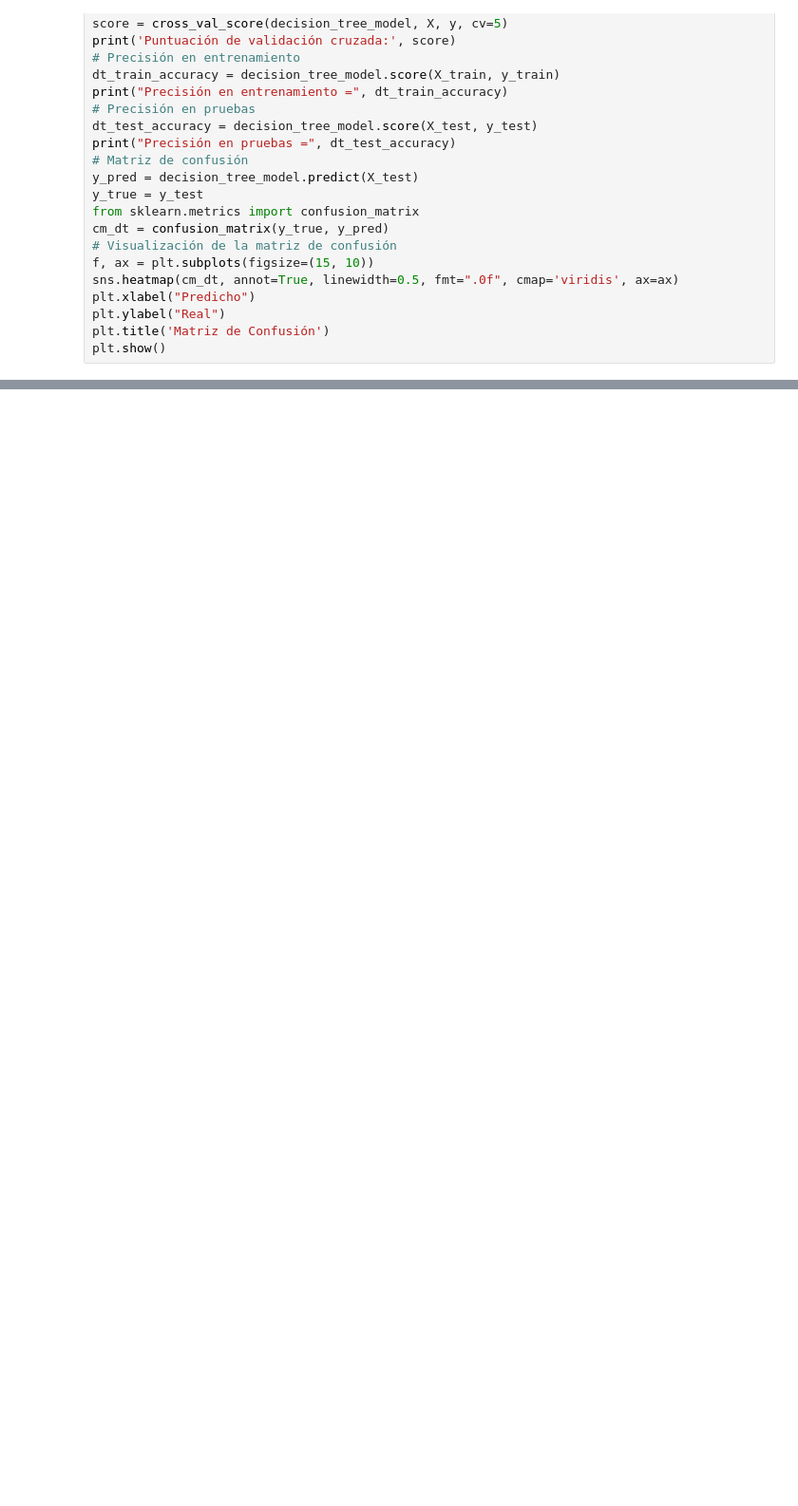
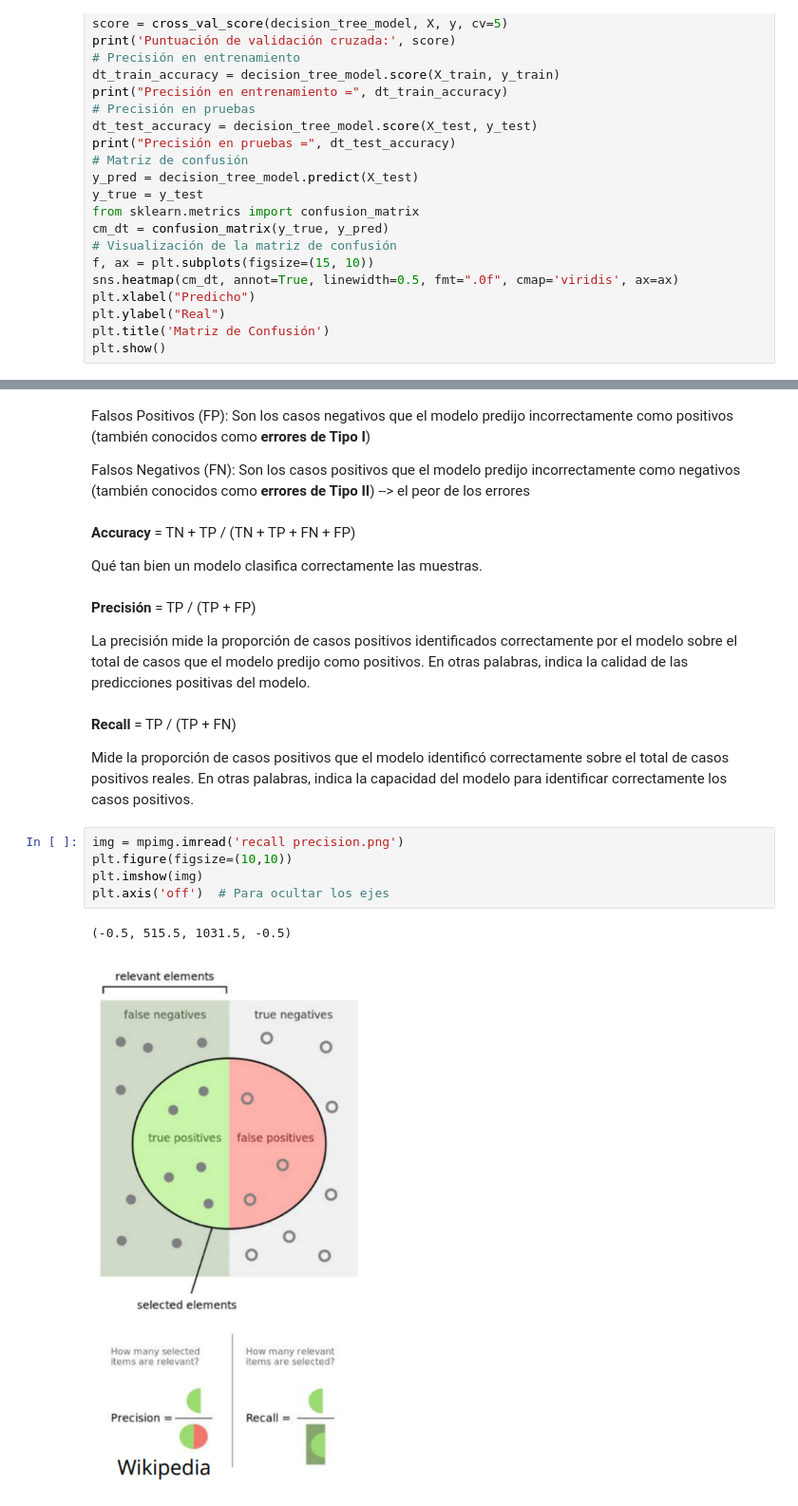
Before and after one commit to MartinaLarrea/Segundo-parcial, a Jupyter notebook: ML/machine.ipynb, the cells around one changed output, grey strips where cells are left out. Shown at 95% size. Drawn from its saved outputs; the diff is of its cells as text; blank space fills up the shorter version.

```diff
--- a/ML/machine.ipynb
+++ b/ML/machine.ipynb
@@ -422,0 +497,24 @@ plt.show()
+# %% [markdown]
+Falsos Positivos (FP): Son los casos negativos que el modelo predijo incorrectamente como positivos (también conocidos como **errores de Tipo I**)
+
+Falsos Negativos (FN): Son los casos positivos que el modelo predijo incorrectamente como negativos (también conocidos como **errores de Tipo II**) --> el peor de los errores
+# %% [markdown]
+**Accuracy** = TN + TP / (TN + TP + FN + FP)
+
+Qué tan bien un modelo clasifica correctamente las muestras.
+# %% [markdown]
+**Precisión** = TP / (TP + FP)
+
+La precisión mide la proporción de casos positivos identificados correctamente por el modelo sobre el total de casos que el modelo predijo como positivos. En otras palabras, indica la calidad de las predicciones positivas del modelo.
+# %% [markdown]
+**Recall** = TP / (TP + FN)
+
+Mide la proporción de casos positivos que el modelo identificó correctamente sobre el total de casos positivos reales. En otras palabras, indica la capacidad del modelo para identificar correctamente los casos positivos.
+# %%
+img = mpimg.imread('recall precision.png')
+plt.figure(figsize=(10,10))
+plt.imshow(img)
+plt.axis('off')  # Para ocultar los ejes
+# %% [output]
+(-0.5, 515.5, 1031.5, -0.5)
+[figure, added]
```
Also changed, not shown: parts of 25 cells of this notebook.
